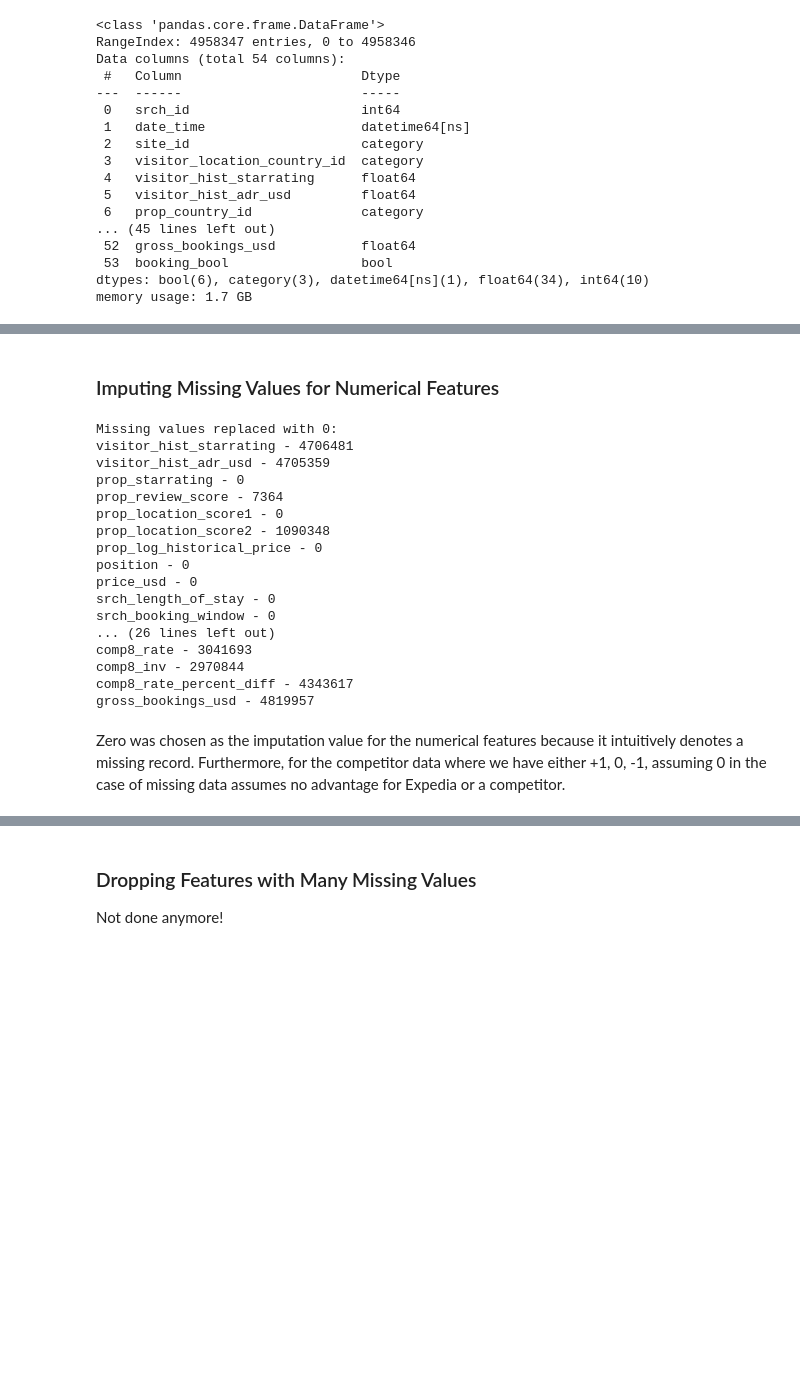
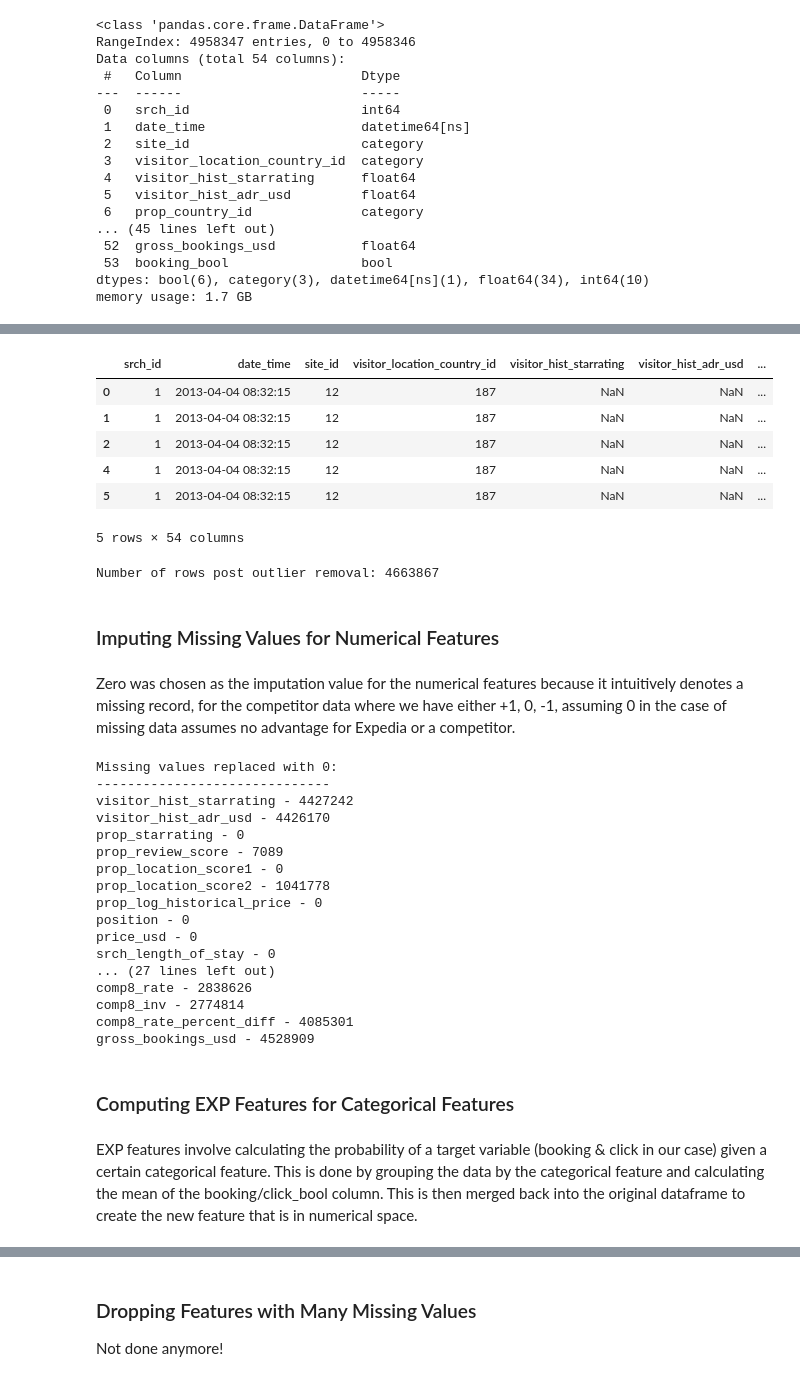
Before and after one commit to ryan-ott/DMT-Group17, a Jupyter notebook: Assignment2/expedia.ipynb, the cells around one changed output, grey strips where cells are left out. Saved outputs shown, nothing was run; the diff lists cells and outputs as text; code cells hidden in the pictures; blank space fills up the shorter version.

```diff
--- a/Assignment2/expedia.ipynb
+++ b/Assignment2/expedia.ipynb
@@ -119,0 +147,30 @@ memory usage: 1.7 GB
+# %%
+num_feats_with_outliers = ['price_usd', 'comp1_rate_percent_diff', 'comp2_rate_percent_diff', 'comp3_rate_percent_diff', 'comp4_rate_percent_diff', 'comp5_rate_percent_diff', 'comp6_rate_percent_diff', 'comp7_rate_percent_diff', 'comp8_rate_percent_diff', 'srch_booking_window', 'orig_destination_distance']
+outliers = pd.Series(data=False, index=df.index)
+
+for feature in ['price_usd']:  #TODO: instead of all numerical features, perhaps only for price_usd & compX_rate_percent_diff - maaaybe srch_booking_window, orig_destination_distance. Investigate this based on further EDA (boxplots for example)
+    # Print initial statistics
+    initial_stats = df[feature].describe()
+    print(f'Initial stats for {feature}:')
+    print(initial_stats)
+
+    # Calculating IQR
+    Q1 = df[feature].quantile(0.25)
+    Q3 = df[feature].quantile(0.75)
+    IQR = Q3 - Q1
+    lower_bound = Q1 - 1.5 * IQR  # increase to 3 if we want to be less strict
+    upper_bound = Q3 + 1.5 * IQR
+
+    feature_outliers = ~df[feature].between(lower_bound, upper_bound)
+    outliers |= feature_outliers
+
+df = df[~outliers]
+
+    # # Filtering out outliers
+    # df = df[(df[feature] >= lower_bound) & (df[feature] <= upper_bound)]
+
+    # # Print updated statistics
+    # updated_stats = df[feature].describe()
+    # print(f'Updated stats for {feature} after removing outliers:')
+    # print(updated_stats)
+    # print('\n---\n')
@@ -120,5 +188,21 @@ memory usage: 1.7 GB
+# %%
+df.head()
+# %% [output]
+|  | srch_id | date_time | site_id | visitor_location_country_id | visitor_hist_starrating | visitor_hist_adr_usd | ... |
+| 0 | 1 | 2013-04-04 08:32:15 | 12 | 187 | NaN | NaN | ... |
+| 1 | 1 | 2013-04-04 08:32:15 | 12 | 187 | NaN | NaN | ... |
+| 2 | 1 | 2013-04-04 08:32:15 | 12 | 187 | NaN | NaN | ... |
+| 4 | 1 | 2013-04-04 08:32:15 | 12 | 187 | NaN | NaN | ... |
+| 5 | 1 | 2013-04-04 08:32:15 | 12 | 187 | NaN | NaN | ... |
+5 rows × 54 columns
+# %%
+print(f'Number of rows post outlier removal: {len(df)}')
+# %% [output]
+Number of rows post outlier removal: 4663867
 # %% [markdown]
 ### Imputing Missing Values for Numerical Features
+# %% [markdown]
+Zero was chosen as the imputation value for the numerical features because it intuitively denotes a missing record, for the competitor data where we have either +1, 0, -1, assuming 0 in the case of missing data assumes no advantage for Expedia or a competitor.
 # %%
 print('Missing values replaced with 0:')
 print('------------------------------')
@@ -127,21 +211,23 @@ for feature in numerical_features:
     df.fillna({feature: 0}, inplace=True)
 # %% [output]
 Missing values replaced with 0:
-visitor_hist_starrating - 4706481
-visitor_hist_adr_usd - 4705359
+------------------------------
+visitor_hist_starrating - 4427242
+visitor_hist_adr_usd - 4426170
 prop_starrating - 0
-prop_review_score - 7364
+prop_review_score - 7089
 prop_location_score1 - 0
-prop_location_score2 - 1090348
+prop_location_score2 - 1041778
 prop_log_historical_price - 0
 position - 0
 price_usd - 0
 srch_length_of_stay - 0
-srch_booking_window - 0
-... (26 lines left out)
-comp8_rate - 3041693
-comp8_inv - 2970844
-comp8_rate_percent_diff - 4343617
-gross_bookings_usd - 4819957
+... (27 lines left out)
+comp8_rate - 2838626
+comp8_inv - 2774814
+comp8_rate_percent_diff - 4085301
+gross_bookings_usd - 4528909
-# %% [markdown]
-Zero was chosen as the imputation value for the numerical features because it intuitively denotes a missing record. Furthermore, for the competitor data where we have either +1, 0, -1, assuming 0 in the case of missing data assumes no advantage for Expedia or a competitor.
+# %% [markdown]
+### Computing EXP Features for Categorical Features
+# %% [markdown]
+EXP features involve calculating the probability of a target variable (booking & click in our case) given a certain categorical feature. This is done by grouping the data by the categorical feature and calculating the mean of the booking/click_bool column. This is then merged back into the original dataframe to create the new feature that is in numerical space.
```
Also changed, not shown: parts of 24 cells of this notebook.
